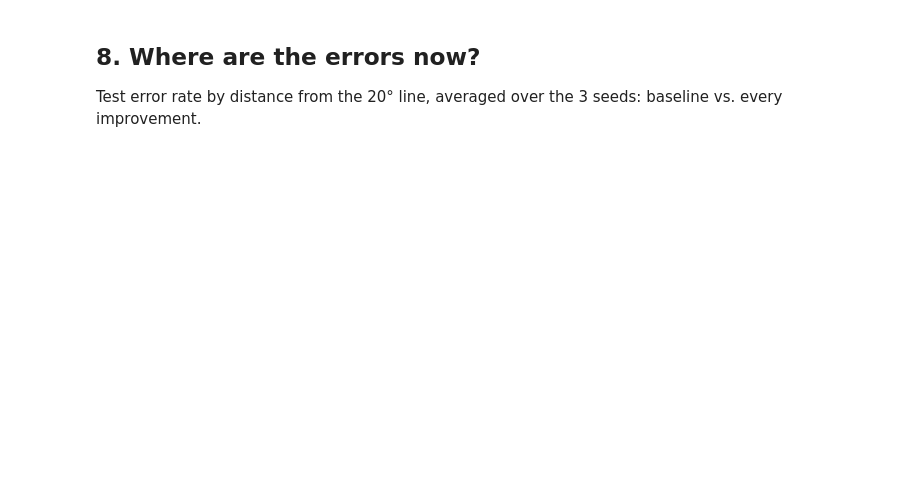
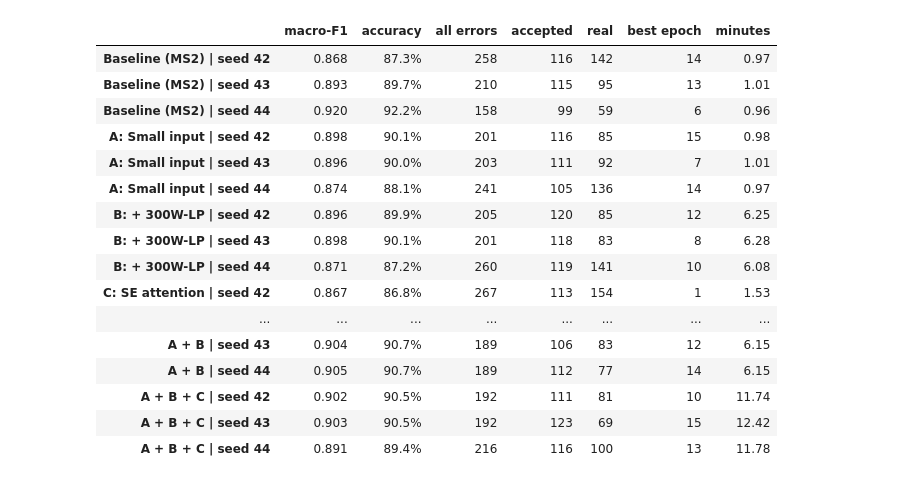
Before and after one commit to AliAbuelkheir/lookaway-guard, a Jupyter notebook: MS3/ms3_improvements.ipynb, the cells around one changed output. Cells and saved outputs as stored; diff of their text form; code cells hidden in the pictures; blank space fills up the shorter version.

```diff
--- a/MS3/ms3_improvements.ipynb
+++ b/MS3/ms3_improvements.ipynb
@@ -375,0 +440,18 @@ One line per seed. The dashed line marks the start of stage 2.
+# %%
+def runs_of(name):
+    return [runs[f"{name} | seed {s}"] for s in CFG["seeds"]]
+
+def mean_std(values, fmt):
+    return f"{np.mean(values):{fmt}} ± {np.std(values):{fmt}}"
+
+table = {}
+for name in EXPERIMENTS:
+    r = runs_of(name)
+    table[name] = {
+        "test macro-F1": mean_std([x["test"]["macro_f1"] for x in r], ".3f"),
+        "test accuracy": mean_std([100 * x["test"]["accuracy"] for x in r], ".1f") + " %",
+        "real errors": mean_std([x["test"]["real_errors"] for x in r], ".0f"),
+        "validation macro-F1": mean_std([x["val_f1"] for x in r], ".3f"),
+        "overfitting gap": mean_std([x["train_f1"] - x["val_f1"] for x in r], ".3f"),
+    }
+pd.DataFrame(table).T
@@ -376,16 +466,25 @@ One line per seed. The dashed line marks the start of stage 2.
 # %%
-fig, axes = plt.subplots(2, len(names), figsize=(3.4 * len(names), 6), sharey="row")
-for j, (name, c) in enumerate(zip(names, colors)):
-    for s in CFG["seeds"]:
-        h = runs[f"{name} | seed {s}"]["history"]
-        ep = np.arange(1, len(h) + 1)
-        axes[0, j].plot(ep, [e["val_f1"] for e in h], "o-", ms=2.5, color=c, alpha=0.8)
-        axes[1, j].plot(ep, [e["train_f1"] - e["val_f1"] for e in h], "o-", ms=2.5, color=c, alpha=0.8)
-    for ax in axes[:, j]:
-        ax.axvline(CFG["stage1_epochs"] + 0.5, color="gray", ls="--", lw=1); ax.grid(alpha=0.3)
-    axes[0, j].set_title(name, fontsize=9); axes[1, j].set_xlabel("Epoch")
-axes[0, 0].set_ylabel("Validation macro-F1"); axes[1, 0].set_ylabel("Train F1 − validation F1")
-plt.tight_layout(); plt.savefig(FIG / "training_curves.png", dpi=200); plt.show()
+every_run = {}
+for key, r in runs.items():
+    t = r["test"]
+    every_run[key] = {"macro-F1": f"{t['macro_f1']:.3f}", "accuracy": f"{t['accuracy']:.1%}", "all errors": t["errors"],
+                      "accepted": t["accepted_errors"], "real": t["real_errors"], "best epoch": r["best_epoch"], "minutes": r["minutes"]}
+pd.DataFrame(every_run).T
+# %% [output]
+|  | macro-F1 | accuracy | all errors | accepted | real | best epoch | minutes |
+| Baseline (MS2) | seed 42 | 0.868 | 87.3% | 258 | 116 | 142 | 14 | 0.97 |
+| Baseline (MS2) | seed 43 | 0.893 | 89.7% | 210 | 115 | 95 | 13 | 1.01 |
+| Baseline (MS2) | seed 44 | 0.920 | 92.2% | 158 | 99 | 59 | 6 | 0.96 |
+| A: Small input | seed 42 | 0.898 | 90.1% | 201 | 116 | 85 | 15 | 0.98 |
+| A: Small input | seed 43 | 0.896 | 90.0% | 203 | 111 | 92 | 7 | 1.01 |
+| A: Small input | seed 44 | 0.874 | 88.1% | 241 | 105 | 136 | 14 | 0.97 |
+| B: + 300W-LP | seed 42 | 0.896 | 89.9% | 205 | 120 | 85 | 12 | 6.25 |
+| B: + 300W-LP | seed 43 | 0.898 | 90.1% | 201 | 118 | 83 | 8 | 6.28 |
+| B: + 300W-LP | seed 44 | 0.871 | 87.2% | 260 | 119 | 141 | 10 | 6.08 |
+| C: SE attention | seed 42 | 0.867 | 86.8% | 267 | 113 | 154 | 1 | 1.53 |
+| ... | ... | ... | ... | ... | ... | ... | ... |
+| A + B | seed 43 | 0.904 | 90.7% | 189 | 106 | 83 | 12 | 6.15 |
+| A + B | seed 44 | 0.905 | 90.7% | 189 | 112 | 77 | 14 | 6.15 |
+| A + B + C | seed 42 | 0.902 | 90.5% | 192 | 111 | 81 | 10 | 11.74 |
+| A + B + C | seed 43 | 0.903 | 90.5% | 192 | 123 | 69 | 15 | 12.42 |
+| A + B + C | seed 44 | 0.891 | 89.4% | 216 | 116 | 100 | 13 | 11.78 |
-# %% [markdown]
-## 8. Where are the errors now?
-Test error rate by distance from the 20° line, averaged over the 3 seeds: baseline vs. every improvement.
```
Also changed, not shown: parts of 34 cells of this notebook, 37 other files.
